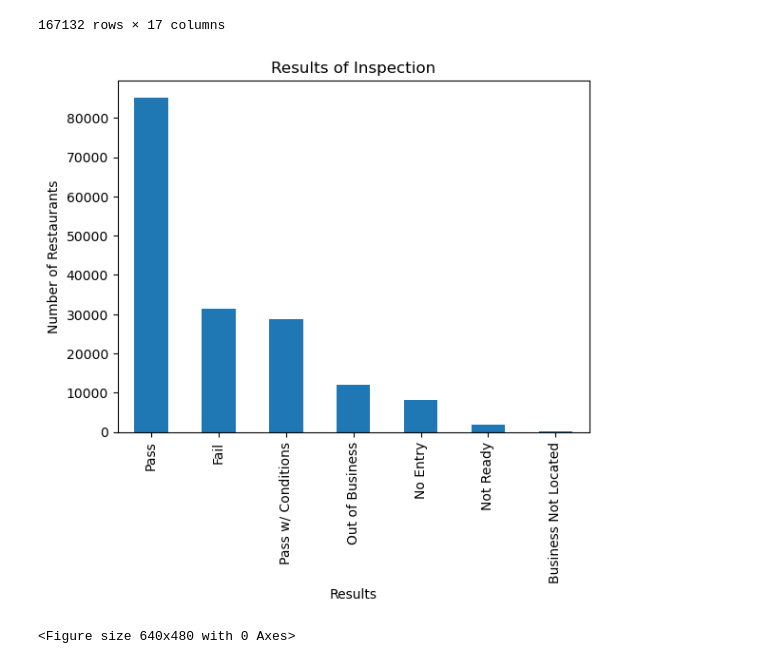
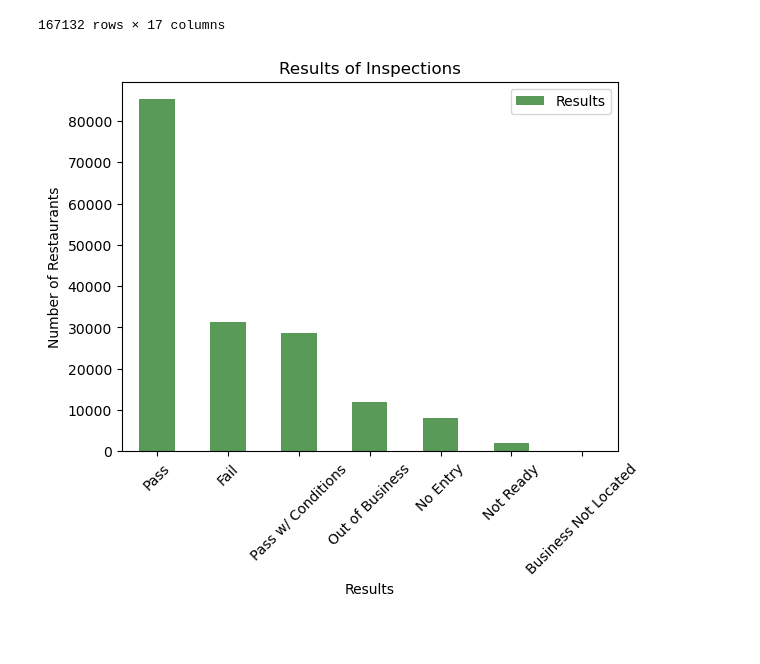
Before and after one commit to flindwall/chicago-food-inspections, a Jupyter notebook: Code/StarterAnalysis.ipynb, the cells around one changed output. Saved outputs shown, nothing was run; the diff lists cells and outputs as text; code cells hidden in the pictures; blank space fills up the shorter version.

```diff
--- a/Code/StarterAnalysis.ipynb
+++ b/Code/StarterAnalysis.ipynb
@@ -234,20 +230,16 @@ restaurants_df
 | 249408 | 67851 | HOMEMADE PIZZA | HOMEMADE PIZZA | Restaurant | 2 | 3314 N BROADWAY | Chicago | 60657 | 2010-01-12 | ... |
 | 249410 | 98360 | CINNAMON CAFE | CINNAMON CAFE | Restaurant | 1 | 2949 W BELMONT AVE | Chicago | 60618 | 2010-02-01 | ... |
 167132 rows × 17 columns
-# %%
-#make a chart to show off results of the inspection
-results = restaurants_df["Results"].value_counts()
-
-results_chart = results.plot(kind="bar")
-results_chart.set_xlabel("Results")
-results_chart.set_ylabel("Number of Restaurants")
-results_chart.set_title("Results of Inspections")
-
-plt.show()
-plt.tight_layout()
-# %% [output]
-[figure, removed]
-<Figure size 640x480 with 0 Axes>
+# %%
+results.plot(kind="bar", xlabel = "Results", ylabel = "Number of Restaurants", title="Results of Inspections",
+             facecolor="darkgreen", alpha=0.65, rot=45, legend=True)
+
+# Save the figure
+#plt.savefig("/Outputs/resultsofinspection.png", bbox_inches="tight")
+
+plt.show()
+# %% [output]
+[figure, added]
 # %%
 #make a pie chart to show the size of each risk group
 
```
Also changed, not shown: parts of 3 cells of this notebook.
